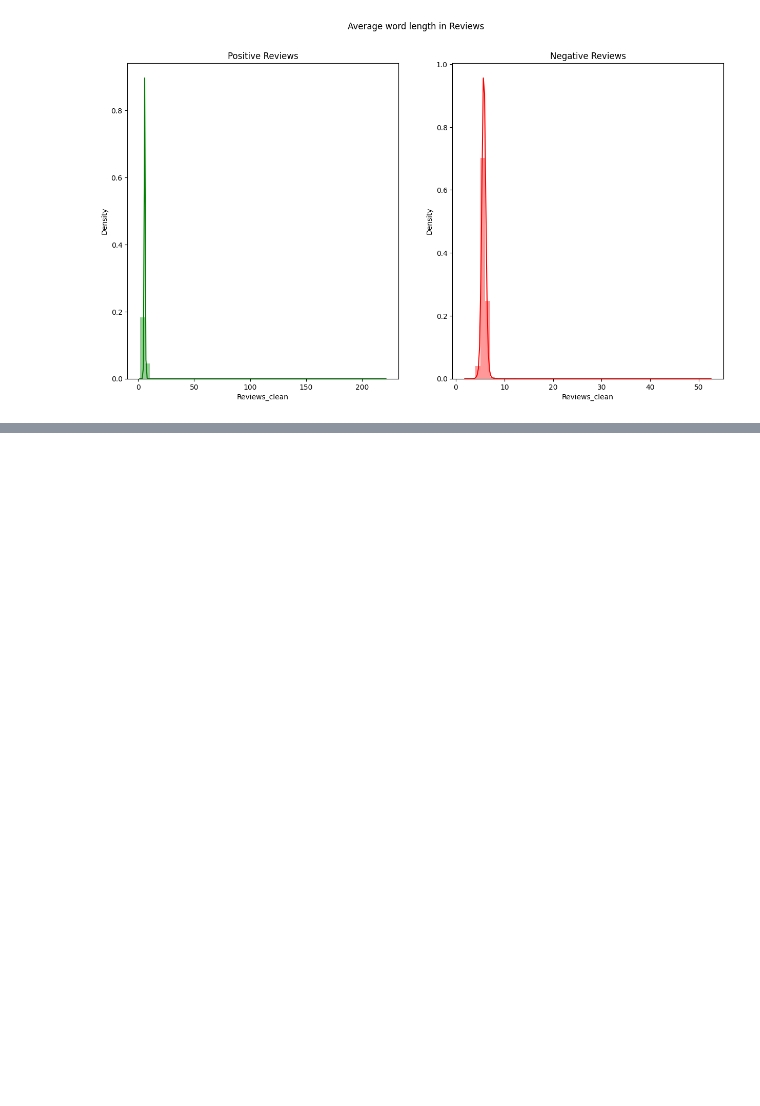
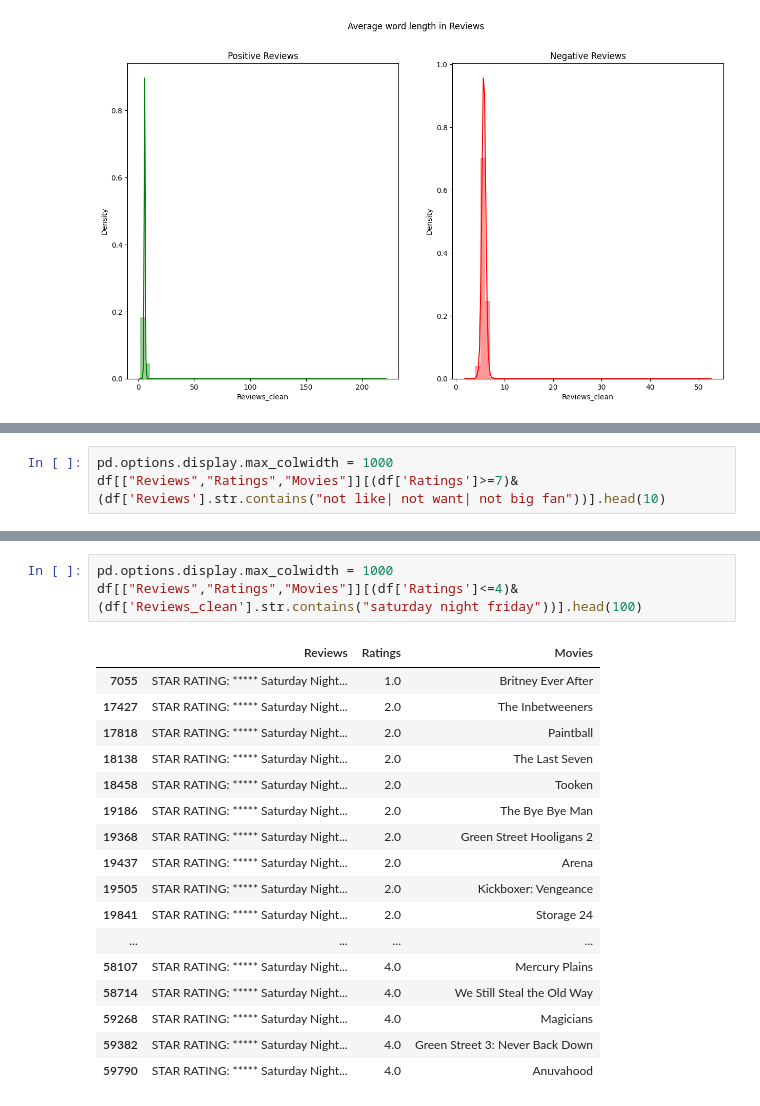
Before and after one commit to SpicyTalha/EmoScan, a Jupyter notebook: notebooks/p1_data_preprocessing.ipynb, the cells around one changed output, grey strips where cells are left out. Drawn from its saved outputs; the diff is of its cells as text; blank space fills up the shorter version.

```diff
--- a/notebooks/p1_data_preprocessing.ipynb
+++ b/notebooks/p1_data_preprocessing.ipynb
@@ -215,0 +350,3 @@ Text(0.5, 0.98, 'Average word length in Reviews')
+# %%
+pd.options.display.max_colwidth = 1000
+df[["Reviews","Ratings","Movies"]][(df['Ratings']>=7)&(df['Reviews'].str.contains("not like| not want| not big fan"))].head(10)
@@ -215,0 +520,21 @@ Text(0.5, 0.98, 'Average word length in Reviews')
+# %%
+pd.options.display.max_colwidth = 1000
+df[["Reviews","Ratings","Movies"]][(df['Ratings']<=4)&(df['Reviews_clean'].str.contains("saturday night friday"))].head(100)
+# %% [output]
+|  | Reviews | Ratings | Movies |
+| 7055 | STAR RATING: ***** Saturday Night... | 1.0 | Britney Ever After |
+| 17427 | STAR RATING: ***** Saturday Night... | 2.0 | The Inbetweeners |
+| 17818 | STAR RATING: ***** Saturday Night... | 2.0 | Paintball |
+| 18138 | STAR RATING: ***** Saturday Night... | 2.0 | The Last Seven |
+| 18458 | STAR RATING: ***** Saturday Night... | 2.0 | Tooken |
+| 19186 | STAR RATING: ***** Saturday Night... | 2.0 | The Bye Bye Man |
+| 19368 | STAR RATING: ***** Saturday Night... | 2.0 | Green Street Hooligans 2 |
+| 19437 | STAR RATING: ***** Saturday Night... | 2.0 | Arena |
+| 19505 | STAR RATING: ***** Saturday Night... | 2.0 | Kickboxer: Vengeance |
+| 19841 | STAR RATING: ***** Saturday Night... | 2.0 | Storage 24 |
+| ... | ... | ... | ... |
+| 58107 | STAR RATING: ***** Saturday Night... | 4.0 | Mercury Plains |
+| 58714 | STAR RATING: ***** Saturday Night... | 4.0 | We Still Steal the Old Way |
+| 59268 | STAR RATING: ***** Saturday Night... | 4.0 | Magicians |
+| 59382 | STAR RATING: ***** Saturday Night... | 4.0 | Green Street 3: Never Back Down |
+| 59790 | STAR RATING: ***** Saturday Night... | 4.0 | Anuvahood |
```
Also changed, not shown: parts of 16 cells of this notebook, 1 other file.
